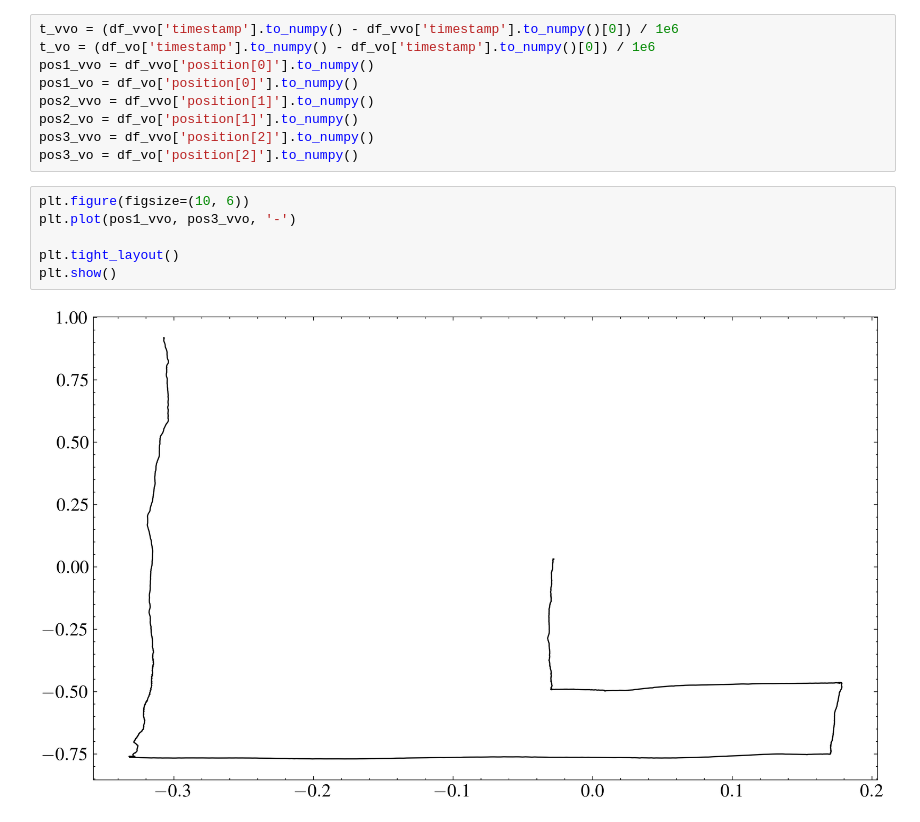
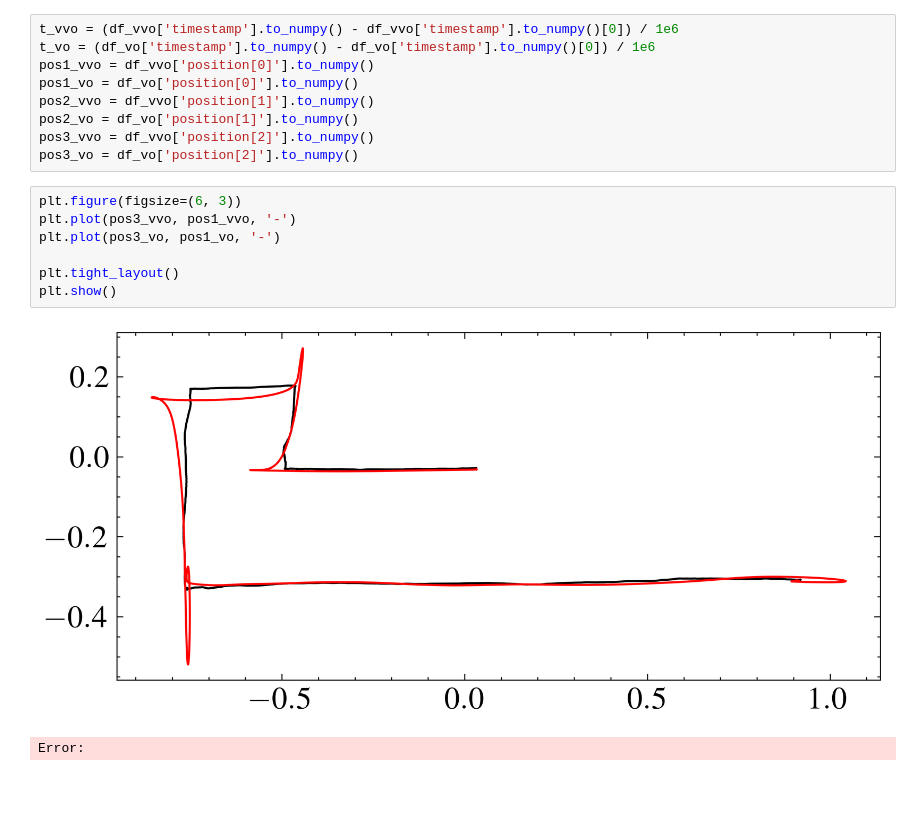
Before and after one commit to ringe-n-5525079/mocap-fyp, a Jupyter notebook: data_capture/Paper_Plotting/ground_truth.ipynb, the cells around one changed output. Drawn from its saved outputs; the diff is of its cells as text; blank space fills up the shorter version.

Commit message:
ground truth plot

```diff
--- a/data_capture/Paper_Plotting/ground_truth.ipynb
+++ b/data_capture/Paper_Plotting/ground_truth.ipynb
@@ -34,10 +34,12 @@ pos2_vo = df_vo['position[1]'].to_numpy()
 pos3_vvo = df_vvo['position[2]'].to_numpy()
 pos3_vo = df_vo['position[2]'].to_numpy()
 # %%
-plt.figure(figsize=(10, 6))
-plt.plot(pos1_vvo, pos3_vvo, '-')
+plt.figure(figsize=(6, 3))
+plt.plot(pos3_vvo, pos1_vvo, '-')
+plt.plot(pos3_vo, pos1_vo, '-')
 
 plt.tight_layout()
 plt.show()
 # %% [output]
-[figure, old version]
+[figure, new version]
+Error:
```
